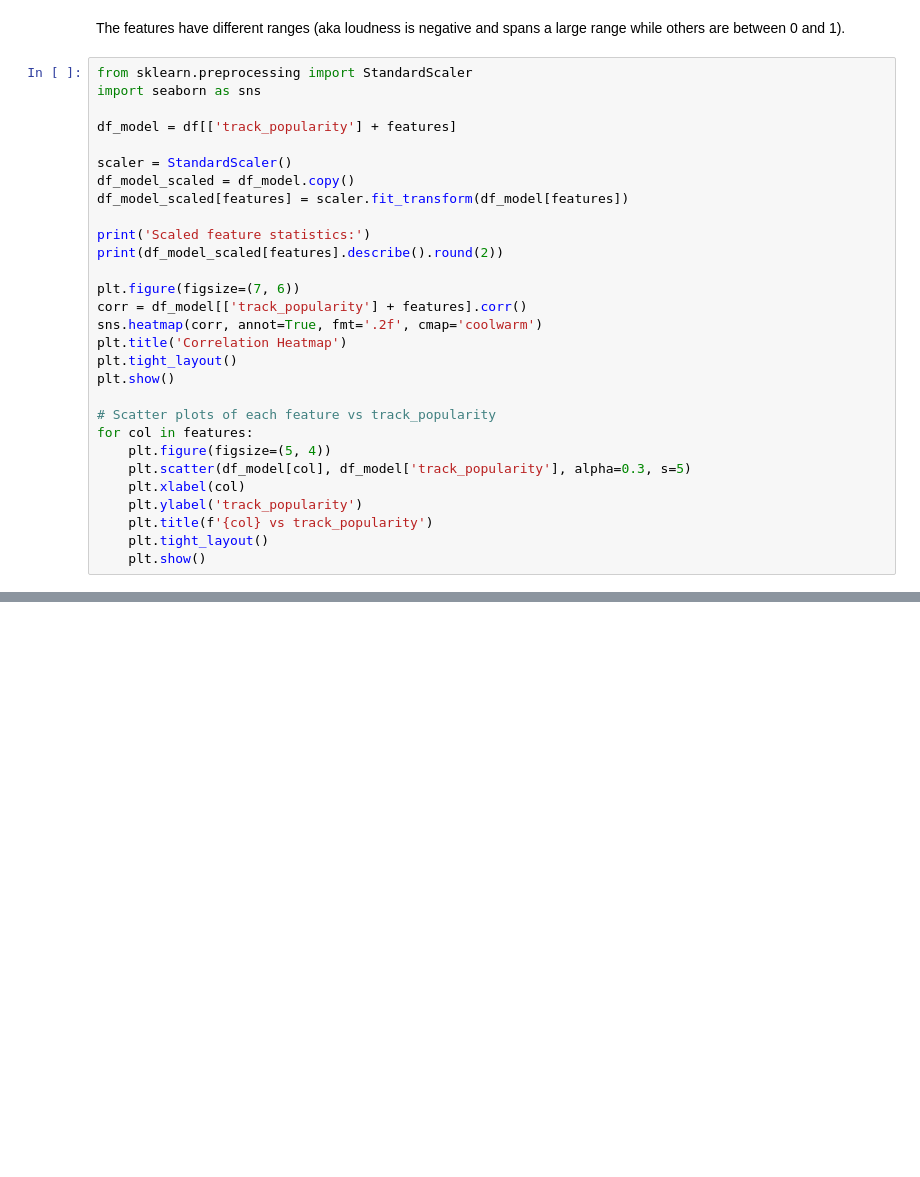
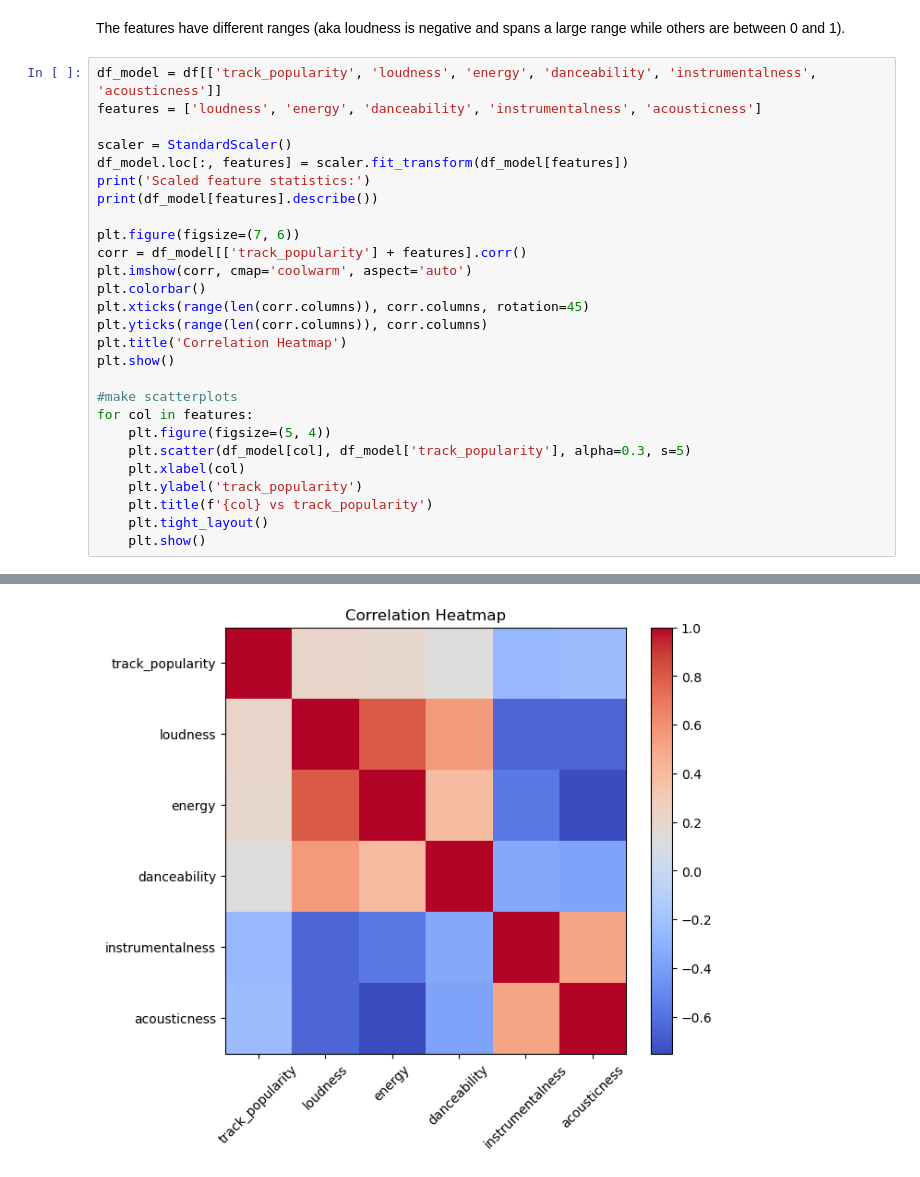
Before and after one commit to laurensalapong/Predicting-Spotify-Song-Popularity-with-Audio-Features, a Jupyter notebook: 510_final.ipynb, the cells around one changed output, grey strips where cells are left out. Saved outputs shown, nothing was run; the diff lists cells and outputs as text; blank space fills up the shorter version.

Commit message:
updated scaling and visualizations

```diff
--- a/510_final.ipynb
+++ b/510_final.ipynb
@@ -113,26 +125,24 @@ plt.show()
 # %% [markdown]
 The features have different ranges (aka loudness is negative and spans a large range while others are between 0 and 1).
 # %%
-from sklearn.preprocessing import StandardScaler
-import seaborn as sns
-
-df_model = df[['track_popularity'] + features]
+df_model = df[['track_popularity', 'loudness', 'energy', 'danceability', 'instrumentalness', 'acousticness']]
+features = ['loudness', 'energy', 'danceability', 'instrumentalness', 'acousticness']
 
 scaler = StandardScaler()
-df_model_scaled = df_model.copy()
-df_model_scaled[features] = scaler.fit_transform(df_model[features])
-
+df_model.loc[:, features] = scaler.fit_transform(df_model[features])
 print('Scaled feature statistics:')
-print(df_model_scaled[features].describe().round(2))
+print(df_model[features].describe())
 
 plt.figure(figsize=(7, 6))
 corr = df_model[['track_popularity'] + features].corr()
-sns.heatmap(corr, annot=True, fmt='.2f', cmap='coolwarm')
+plt.imshow(corr, cmap='coolwarm', aspect='auto')
+plt.colorbar()
+plt.xticks(range(len(corr.columns)), corr.columns, rotation=45)
+plt.yticks(range(len(corr.columns)), corr.columns)
 plt.title('Correlation Heatmap')
-plt.tight_layout()
 plt.show()
 
-# Scatter plots of each feature vs track_popularity
+#make scatterplots
 for col in features:
     plt.figure(figsize=(5, 4))
     plt.scatter(df_model[col], df_model['track_popularity'], alpha=0.3, s=5)
@@ -141,3 +151,4 @@ for col in features:
     plt.title(f'{col} vs track_popularity')
     plt.tight_layout()
     plt.show()
+# %% [output]
@@ -143,0 +175 @@ for col in features:
+[figure, added]
```
Also changed, not shown: parts of 3 cells of this notebook.
